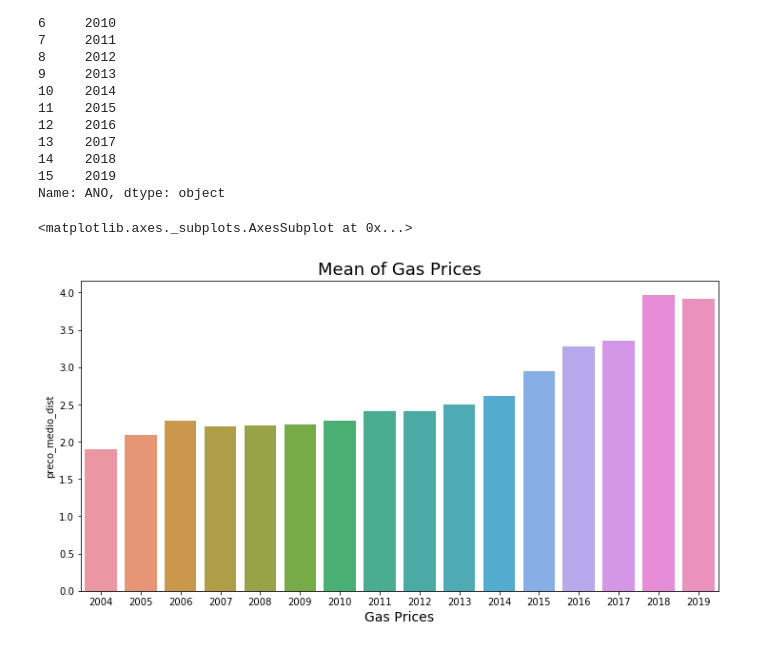
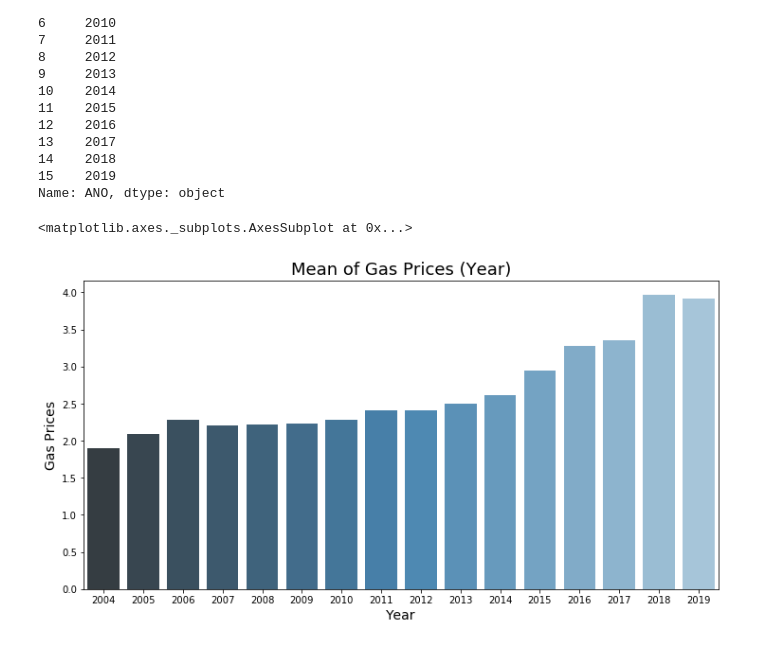
Before and after one commit to estevaoguerra19/Gas-Prices-in-Brazil_2004-2019, a Jupyter notebook: insights.ipynb, the cells around one changed output. Cells and saved outputs as stored; diff of their text form; code cells hidden in the pictures.

Commit message:
Adding palette on the graphic

```diff
--- a/insights.ipynb
+++ b/insights.ipynb
@@ -134,12 +134,14 @@ gas_year['ANO'] = ['2004', '2005', '2006', '2007', '2008', '2009', '2010', '2011
 15    2019
 Name: ANO, dtype: object
 # %%
-ax = sns.barplot(x='ANO', y='preco_medio_dist', data=gas_year)
+
+ax = sns.barplot(x='ANO', y='preco_medio_dist', data=gas_year, palette='Blues_d')
 
 ax.figure.set_size_inches(12, 6)
-ax.set_title('Mean of Gas Prices/Year', fontsize=18)
-ax.set_xlabel('Gas Prices', fontsize=14)
+ax.set_title('Mean of Gas Prices (Year)', fontsize=18)
+ax.set_xlabel('Year', fontsize=14)
+ax.set_ylabel('Gas Prices', fontsize=14)
 ax
 # %% [output]
 <matplotlib.axes._subplots.AxesSubplot at 0x...>
-[figure, old version]
+[figure, new version]
```
